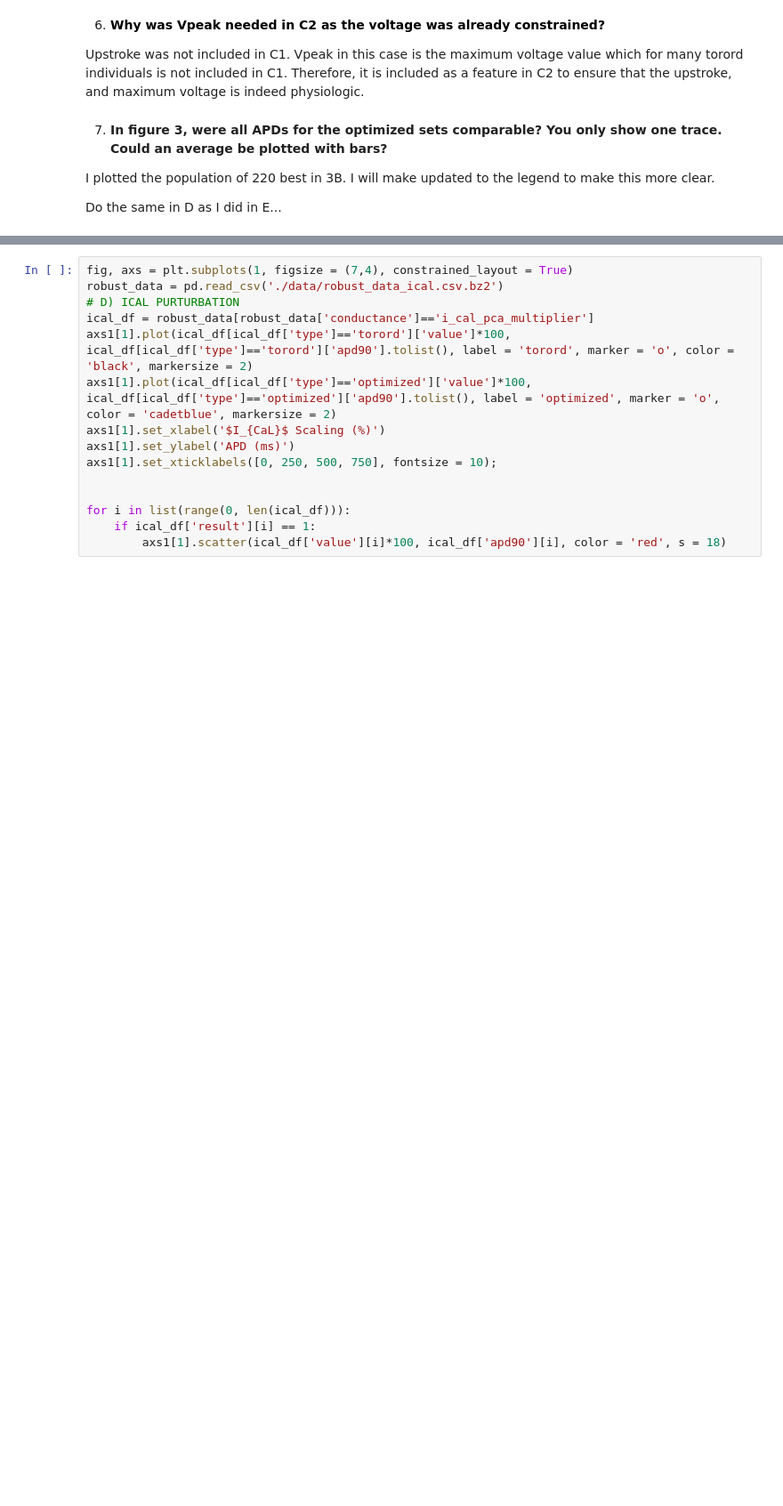
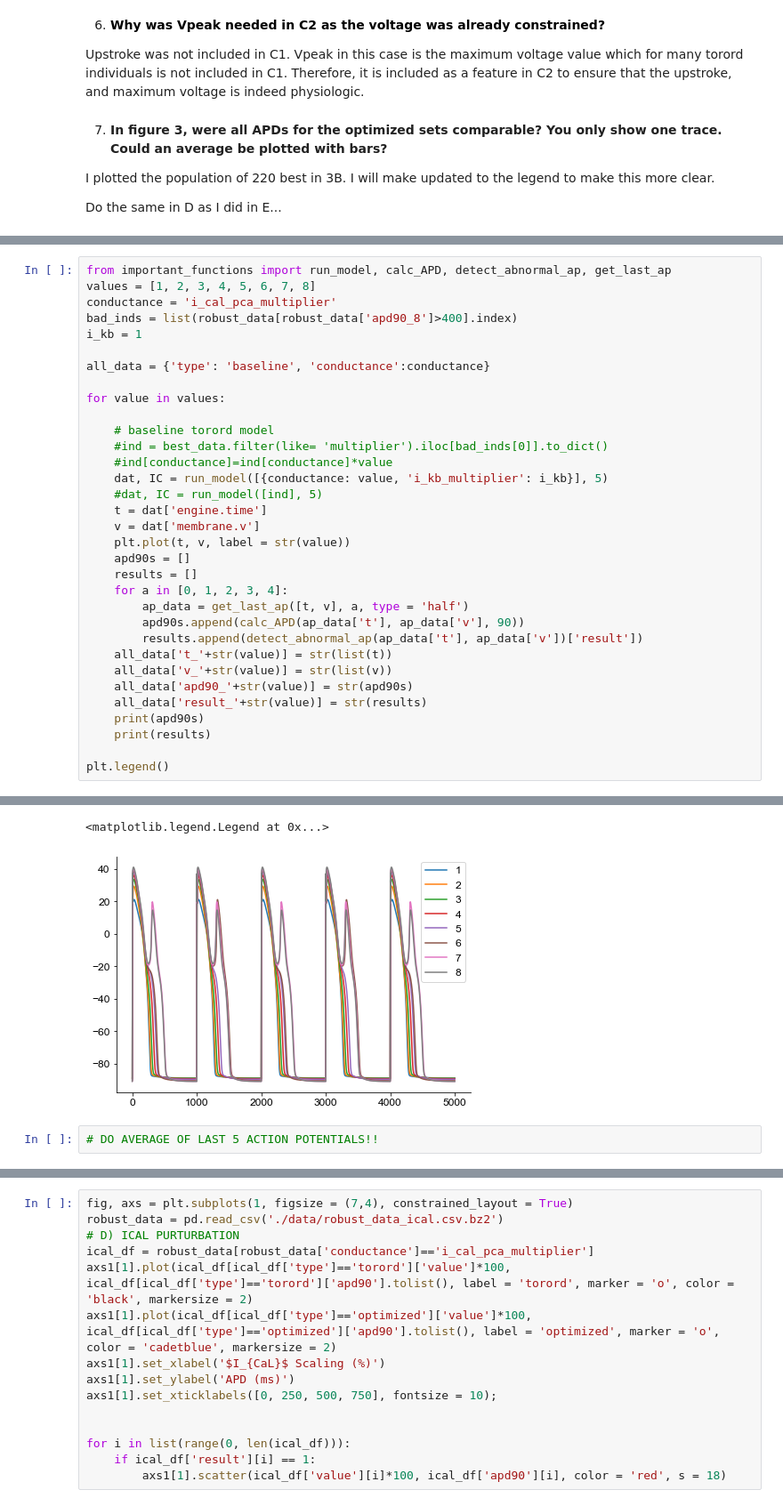
Before and after one commit to Christini-Lab/rrc-conductance-profile, a Jupyter notebook: reviewer_response.ipynb, the cells around one changed output, grey strips where cells are left out. Shown at 89% size. Cells and saved outputs as stored; diff of their text form; blank space fills up the shorter version.

Commit message:
collect robust data for multiple action poentials

```diff
--- a/reviewer_response.ipynb
+++ b/reviewer_response.ipynb
@@ -218,0 +178,34 @@ Do the same in D as I did in E...
+# %%
+from important_functions import run_model, calc_APD, detect_abnormal_ap, get_last_ap
+values = [1, 2, 3, 4, 5, 6, 7, 8]
+conductance = 'i_cal_pca_multiplier'
+bad_inds = list(robust_data[robust_data['apd90_8']>400].index)
+i_kb = 1
+
+all_data = {'type': 'baseline', 'conductance':conductance}
+
+for value in values:
+
+    # baseline torord model
+    #ind = best_data.filter(like= 'multiplier').iloc[bad_inds[0]].to_dict()
+    #ind[conductance]=ind[conductance]*value
+    dat, IC = run_model([{conductance: value, 'i_kb_multiplier': i_kb}], 5)
+    #dat, IC = run_model([ind], 5)
+    t = dat['engine.time']
+    v = dat['membrane.v']
+    plt.plot(t, v, label = str(value))
+    apd90s = []
+    results = []
+    for a in [0, 1, 2, 3, 4]:
+        ap_data = get_last_ap([t, v], a, type = 'half')
+        apd90s.append(calc_APD(ap_data['t'], ap_data['v'], 90))
+        results.append(detect_abnormal_ap(ap_data['t'], ap_data['v'])['result'])
+    all_data['t_'+str(value)] = str(list(t))
+    all_data['v_'+str(value)] = str(list(v))
+    all_data['apd90_'+str(value)] = str(apd90s)
+    all_data['result_'+str(value)] = str(results)
+    print(apd90s)
+    print(results)
+
+plt.legend()
+# %% [output]
@@ -218,0 +228,4 @@ Do the same in D as I did in E...
+<matplotlib.legend.Legend at 0x...>
+[figure, added]
+# %%
+# DO AVERAGE OF LAST 5 ACTION POTENTIALS!!
```
Also changed, not shown: parts of 11 cells of this notebook, 1 other file.
